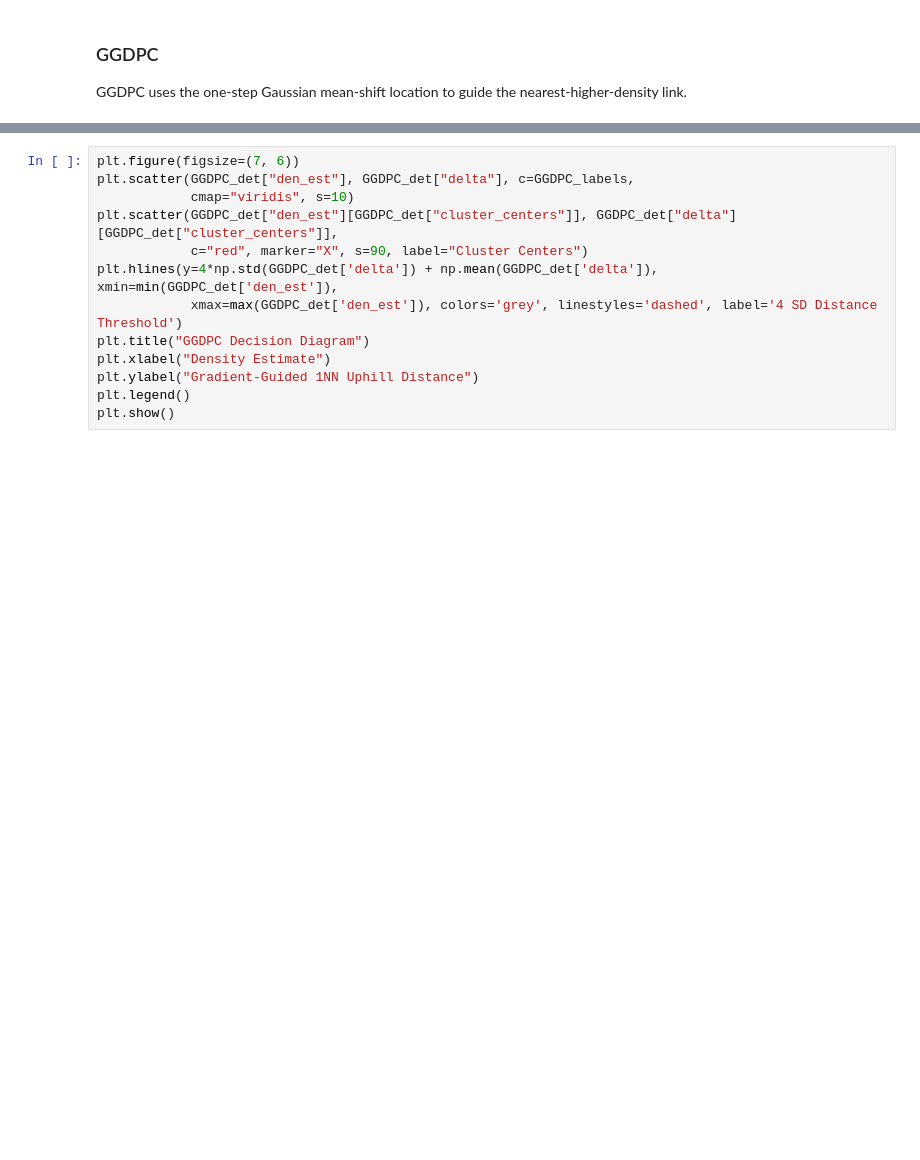
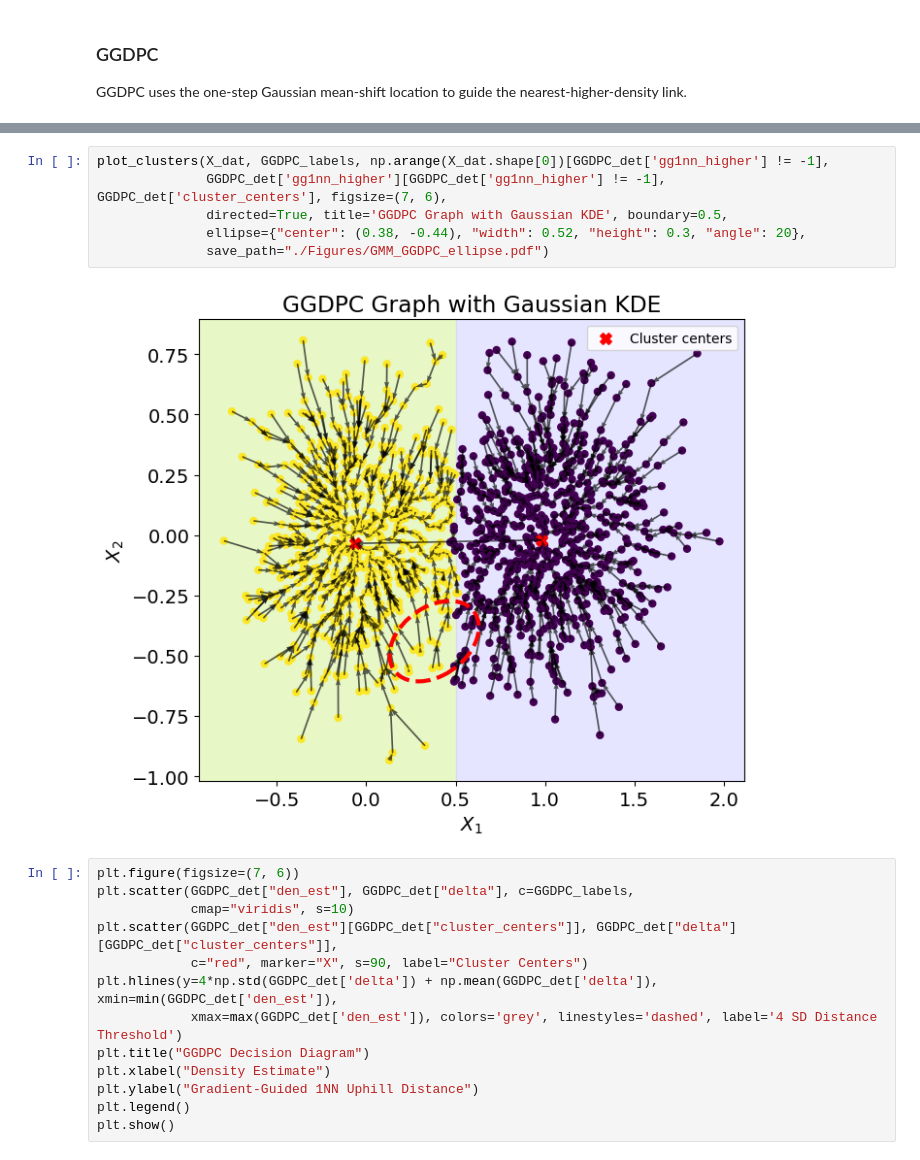
Before and after one commit to zhangyk8/GGDPC, a Jupyter notebook: GMM_Data.ipynb, the cells around one changed output, grey strips where cells are left out. Drawn from its saved outputs; the diff is of its cells as text; blank space fills up the shorter version.

```diff
--- a/GMM_Data.ipynb
+++ b/GMM_Data.ipynb
@@ -167,3 +182,11 @@ Runtime: 2.310 seconds
+# %%
+plot_clusters(X_dat, GGDPC_labels, np.arange(X_dat.shape[0])[GGDPC_det['gg1nn_higher'] != -1],
+              GGDPC_det['gg1nn_higher'][GGDPC_det['gg1nn_higher'] != -1], GGDPC_det['cluster_centers'], figsize=(7, 6),
+              directed=True, title='GGDPC Graph with Gaussian KDE', boundary=0.5,
+              ellipse={"center": (0.38, -0.44), "width": 0.52, "height": 0.3, "angle": 20},
+              save_path="./Figures/GMM_GGDPC_ellipse.pdf")
+# %% [output]
+[figure, added]
 # %%
 plt.figure(figsize=(7, 6))
 plt.scatter(GGDPC_det["den_est"], GGDPC_det["delta"], c=GGDPC_labels,
```
Also changed, not shown: parts of 14 cells of this notebook.
